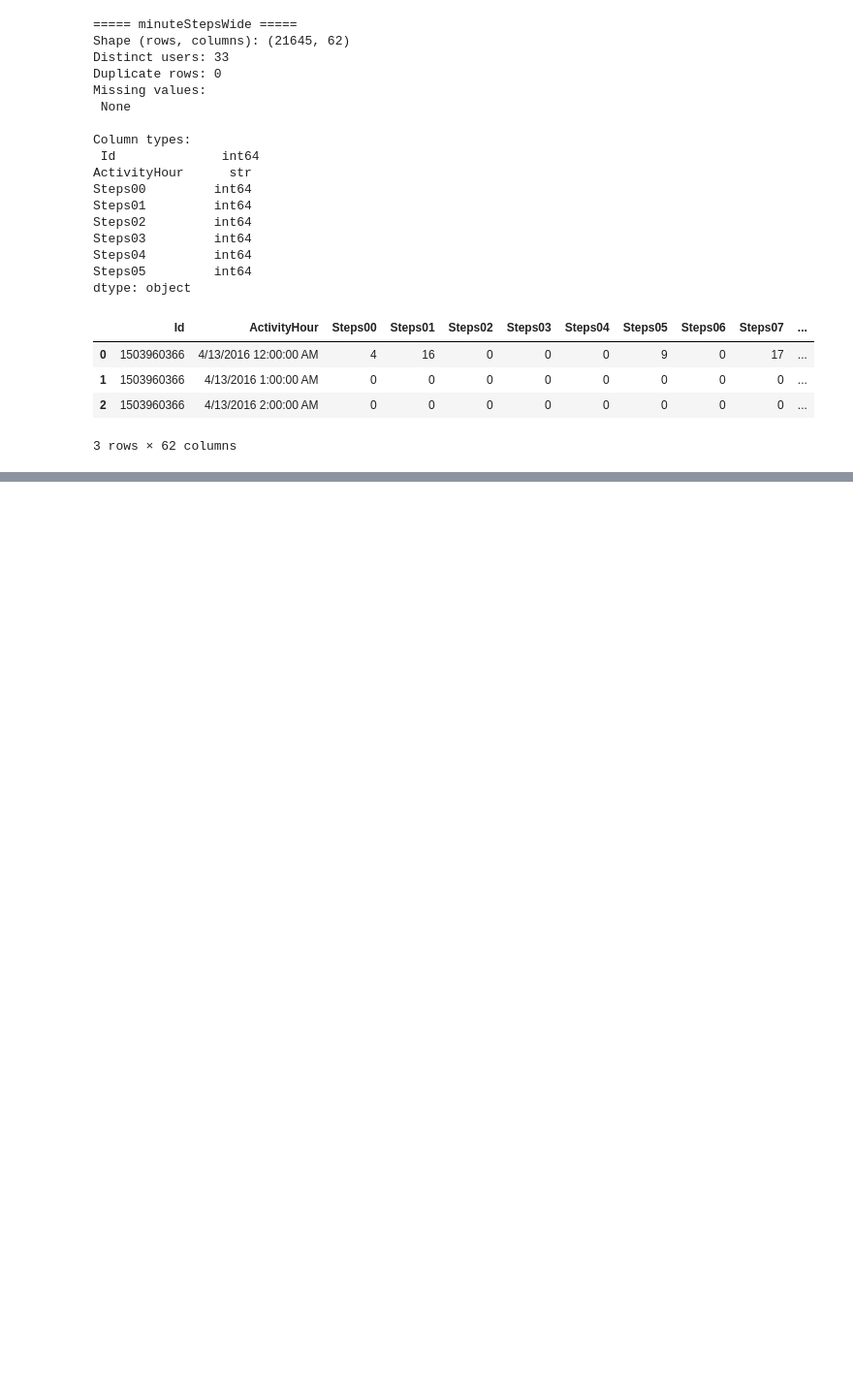
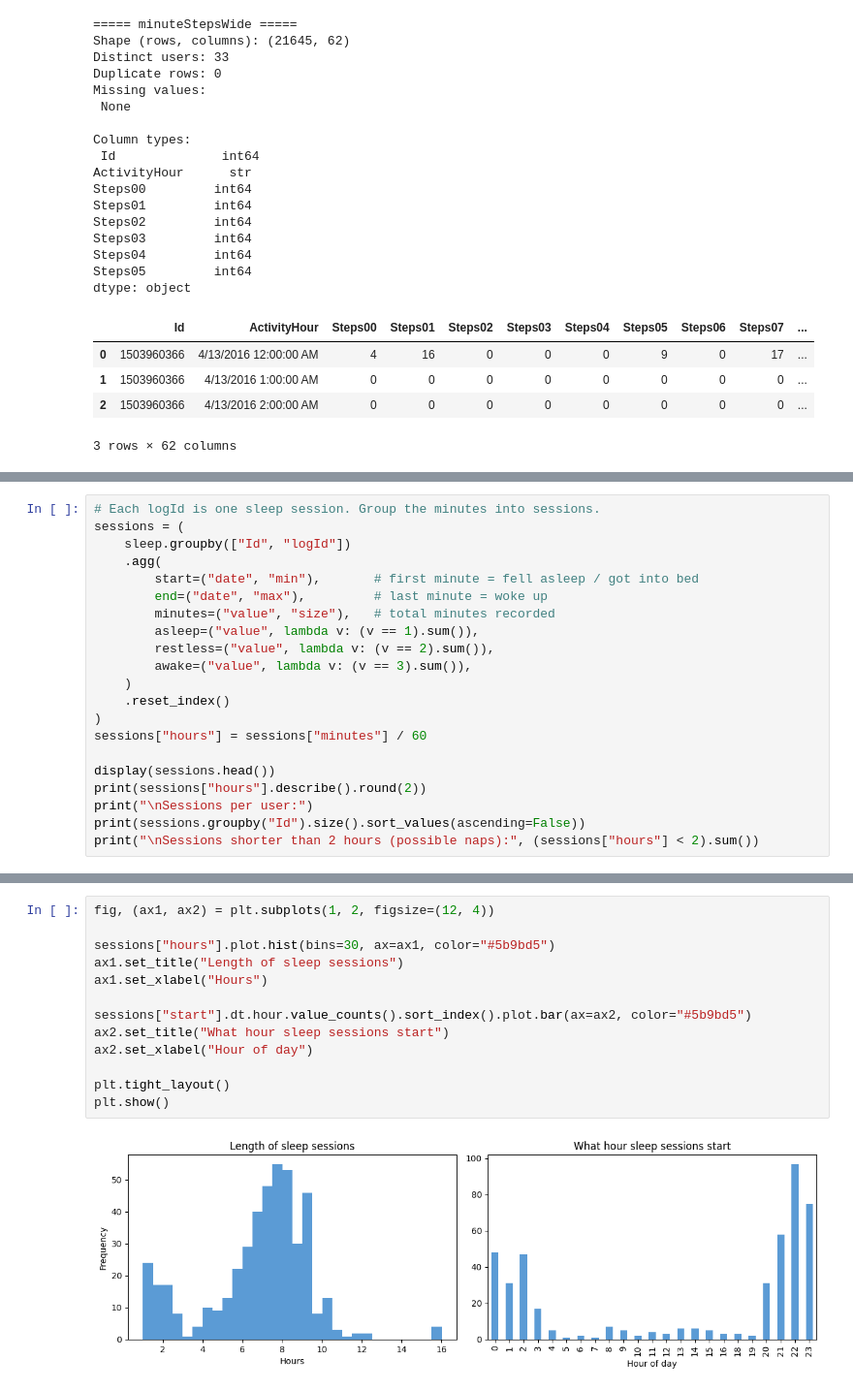
Before and after one commit to Maryam2125/DATA2007-Fitbit-Dashboard-Group, a Jupyter notebook: exploration/exploration_zoe.ipynb, the cells around one changed output, grey strips where cells are left out. Shown at 97% size. Saved outputs shown, nothing was run; the diff lists cells and outputs as text; blank space fills up the shorter version.

Commit message:
Explore minuteSleep: clean duplicates, build sessions, add findings

```diff
--- a/exploration/exploration_zoe.ipynb
+++ b/exploration/exploration_zoe.ipynb
@@ -96,0 +106,21 @@ print(sleep["value"].value_counts().sort_index())
+# %%
+# Each logId is one sleep session. Group the minutes into sessions.
+sessions = (
+    sleep.groupby(["Id", "logId"])
+    .agg(
+        start=("date", "min"),       # first minute = fell asleep / got into bed
+        end=("date", "max"),         # last minute = woke up
+        minutes=("value", "size"),   # total minutes recorded
+        asleep=("value", lambda v: (v == 1).sum()),
+        restless=("value", lambda v: (v == 2).sum()),
+        awake=("value", lambda v: (v == 3).sum()),
+    )
+    .reset_index()
+)
+sessions["hours"] = sessions["minutes"] / 60
+
+display(sessions.head())
+print(sessions["hours"].describe().round(2))
+print("\nSessions per user:")
+print(sessions.groupby("Id").size().sort_values(ascending=False))
+print("\nSessions shorter than 2 hours (possible naps):", (sessions["hours"] < 2).sum())
@@ -96,0 +151,15 @@ print(sleep["value"].value_counts().sort_index())
+# %%
+fig, (ax1, ax2) = plt.subplots(1, 2, figsize=(12, 4))
+
+sessions["hours"].plot.hist(bins=30, ax=ax1, color="#5b9bd5")
+ax1.set_title("Length of sleep sessions")
+ax1.set_xlabel("Hours")
+
+sessions["start"].dt.hour.value_counts().sort_index().plot.bar(ax=ax2, color="#5b9bd5")
+ax2.set_title("What hour sleep sessions start")
+ax2.set_xlabel("Hour of day")
+
+plt.tight_layout()
+plt.show()
+# %% [output]
+[figure, added]
```
Also changed, not shown: parts of 2 cells of this notebook.
